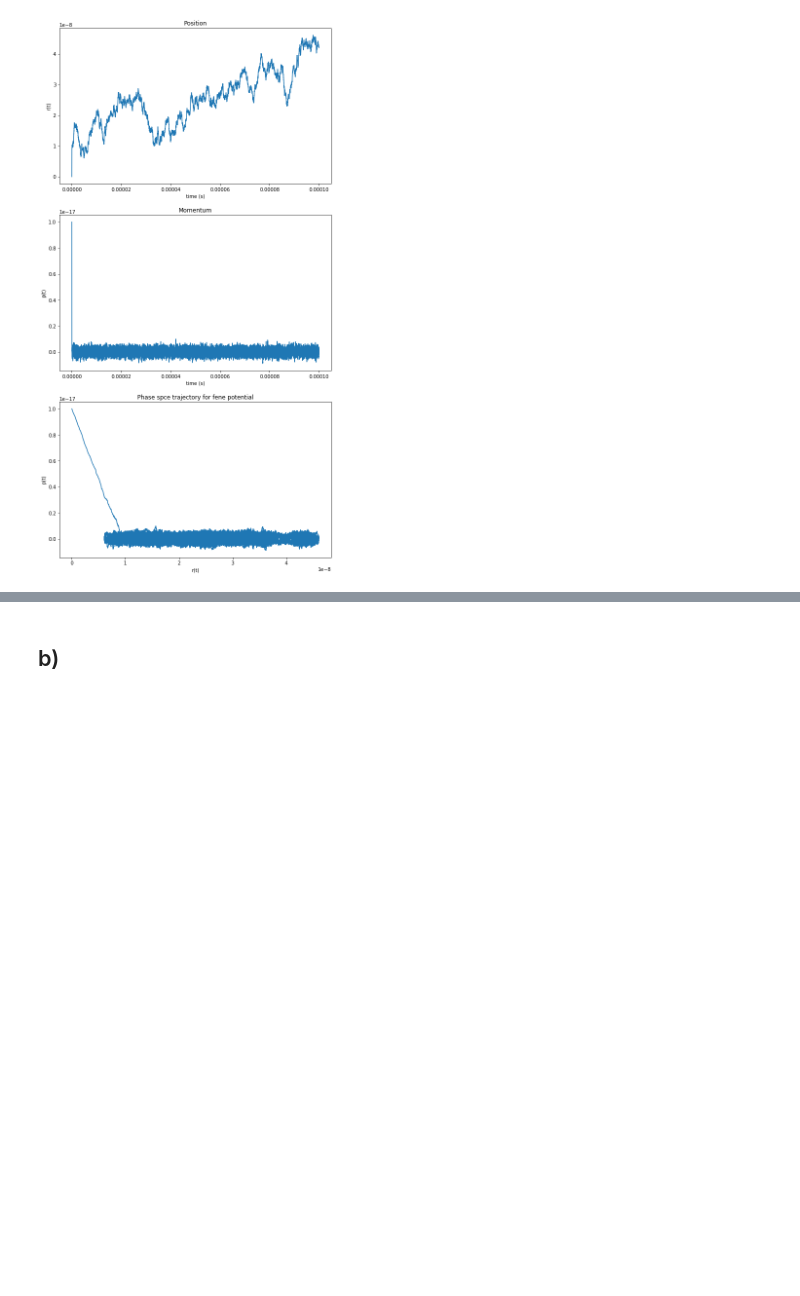
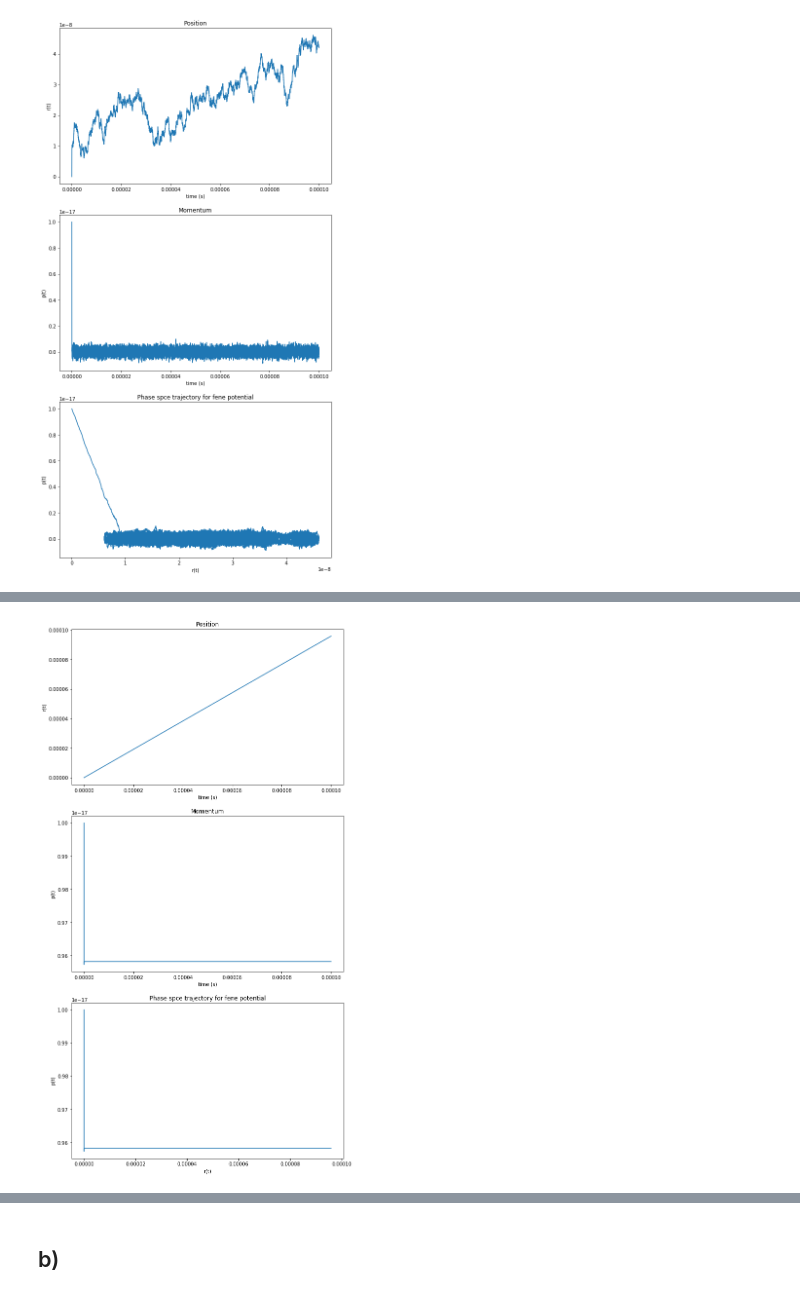
Before and after one commit to evabertalan/comp_physics, a Jupyter notebook: 3/3_Langevin equation.ipynb, the cells around one changed output, grey strips where cells are left out. Cells and saved outputs as stored; diff of their text form; code cells hidden in the pictures; blank space fills up the shorter version.

```diff
--- a/3/3_Langevin equation.ipynb
+++ b/3/3_Langevin equation.ipynb
@@ -106,0 +125,6 @@ fene_langevin.plot()
+# %%
+fene_langevin_det = Langevin(parameters2, pot_method='fene')
+fene_det = fene_langevin_det.solve(t_span, dt, p_0, r_0)
+fene_langevin_det.plot()
+# %% [output]
+[figure, added]
```
Also changed, not shown: parts of 7 cells of this notebook.
